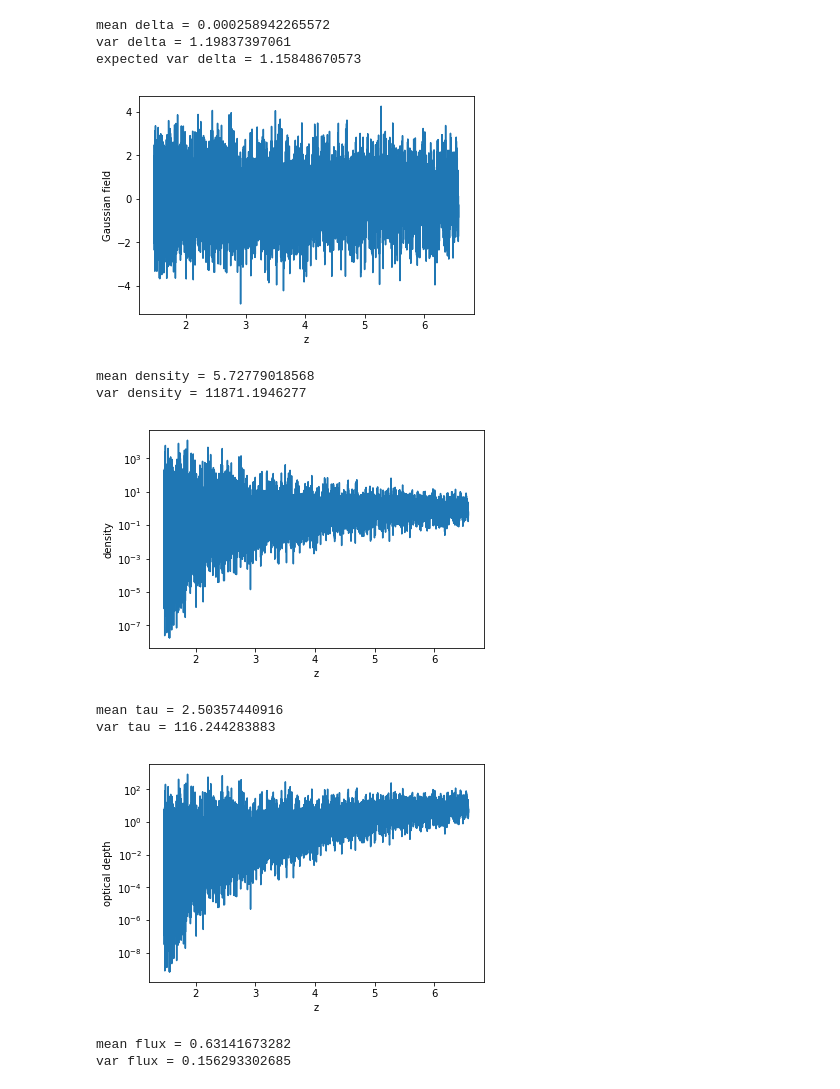
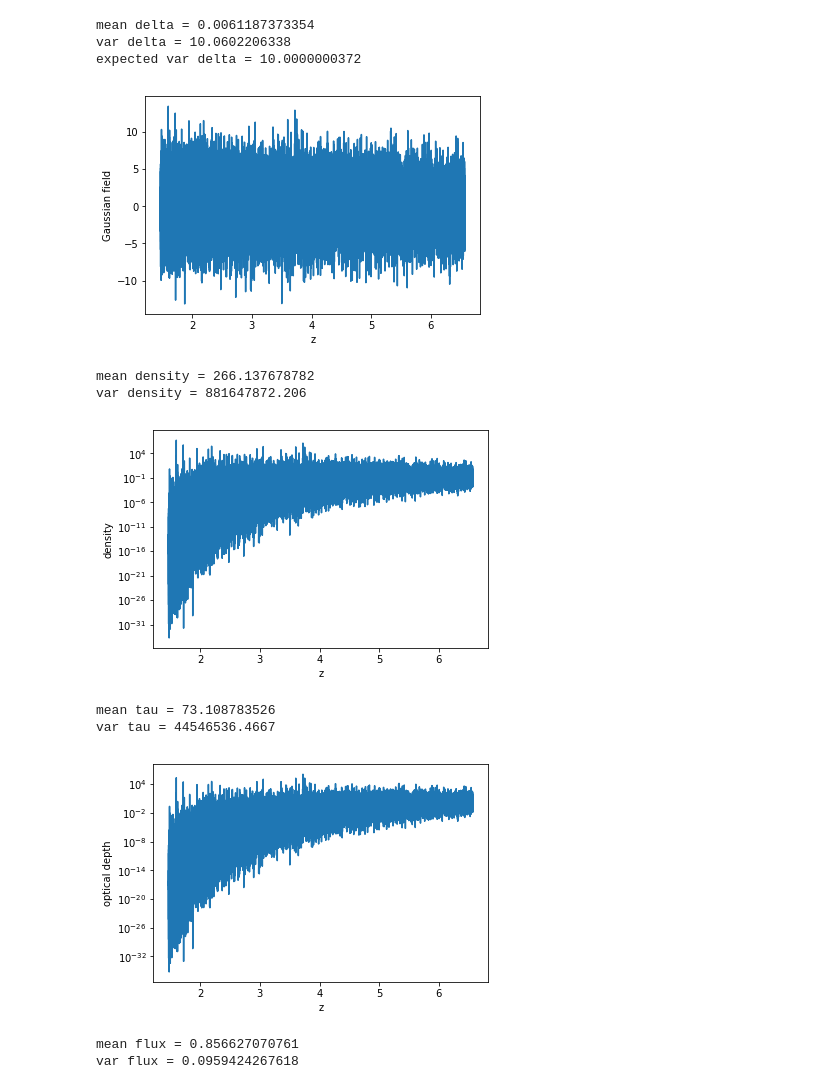
Before and after one commit to igmhub/LyaMockP1D, a Jupyter notebook: test_mock_p1d.ipynb, the cells around one changed output. Drawn from its saved outputs; the diff is of its cells as text; code cells hidden in the pictures.

```diff
--- a/test_mock_p1d.ipynb
+++ b/test_mock_p1d.ipynb
@@ -8,7 +8,7 @@ N2 = 15
 # cell width (in km/s)
 dv_kms=10
 # whether to use white noise power or not
-white_noise=False
+white_noise=True
 # random seed
 seed=555
 # %%
@@ -19,54 +19,54 @@ mock_maker=mock.MockMaker(N2,dv_kms,seed,white_noise)
 z = mock_maker.get_redshifts()
 # %%
 # get Gaussian field
-delta, var_delta = mock_maker.get_gaussian_field()
+delta, var_delta = mock_maker.get_gaussian_fields()
 print('mean delta =', np.mean(delta))
 print('var delta =', np.var(delta))
 print('expected var delta =', var_delta)
 # %% [output]
-mean delta = 0.000258942265572
-var delta = 1.19837397061
-expected var delta = 1.15848670573
+mean delta = 0.0061187373354
+var delta = 10.0602206338
+expected var delta = 10.0000000372
 # %%
-plt.plot(z,delta)
+plt.plot(z,delta[0])
 plt.xlabel('z')
 plt.ylabel('Gaussian field')
 plt.show()
 # %% [output]
-[figure, old version]
+[figure, new version]
 # %%
 density = mock_maker.get_density(var_delta,z,delta)
 print('mean density =', np.mean(density))
 print('var density =', np.var(density))
 # %% [output]
-mean density = 5.72779018568
-var density = 11871.1946277
+mean density = 266.137678782
+var density = 881647872.206
 # %%
-plt.semilogy(z,density)
+plt.semilogy(z,density[0])
 plt.xlabel('z')
 plt.ylabel('density')
 plt.show()
 # %% [output]
-[figure, old version]
+[figure, new version]
 # %%
 tau = mock.get_tau(z,density)
 print('mean tau =', np.mean(tau))
 print('var tau =', np.var(tau))
 # %% [output]
-mean tau = 2.50357440916
-var tau = 116.244283883
+mean tau = 73.108783526
+var tau = 44546536.4667
 # %%
-plt.semilogy(z,tau)
+plt.semilogy(z,tau[0])
 plt.xlabel('z')
 plt.ylabel('optical depth')
 plt.show()
 # %% [output]
-[figure, old version]
+[figure, new version]
 # %%
 flux = np.exp(-tau)
 print('mean flux =', np.mean(flux))
 print('var flux =', np.var(flux))
 # %% [output]
-mean flux = 0.63141673282
-var flux = 0.156293302685
+mean flux = 0.856627070761
+var flux = 0.0959424267618
 # %%
```
Also changed, not shown: parts of 2 cells of this notebook, 2 other files.
